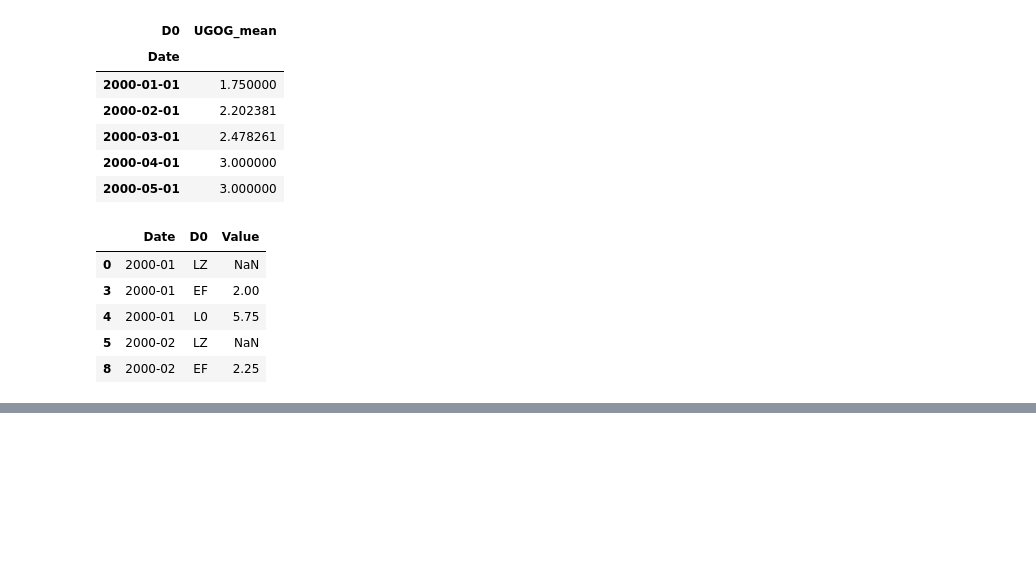
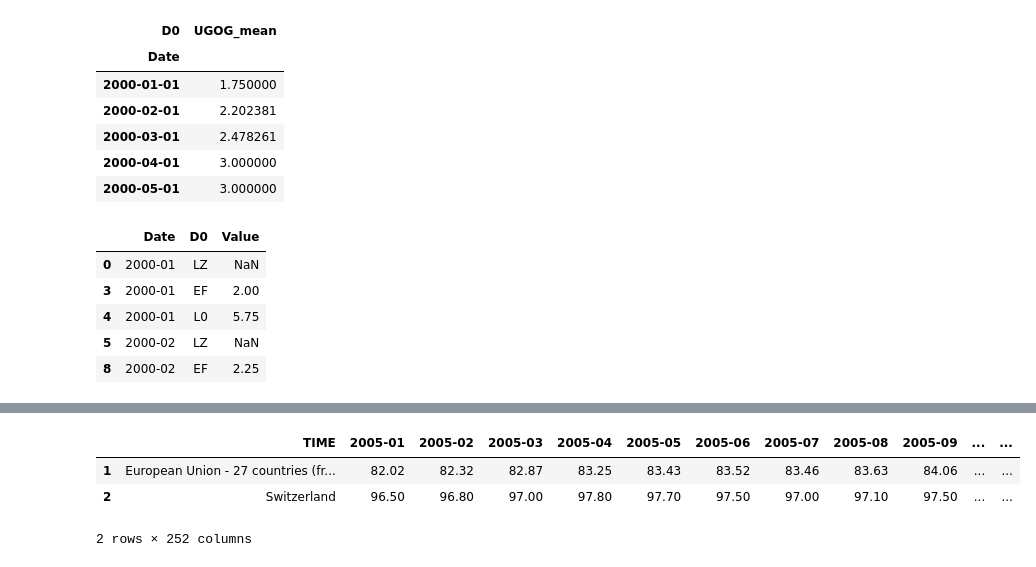
Before and after one commit to NathaFerrari/dataviz_project, a Jupyter notebook: assets/dataviz/scripts/MergeSwitzerlandEconomicsIndex.ipynb, the cells around one changed output, grey strips where cells are left out. Drawn from its saved outputs; the diff is of its cells as text; code cells hidden in the pictures; blank space fills up the shorter version.

```diff
--- a/assets/dataviz/scripts/MergeSwitzerlandEconomicsIndex.ipynb
+++ b/assets/dataviz/scripts/MergeSwitzerlandEconomicsIndex.ipynb
@@ -216,0 +226,17 @@ out.head()
+# %%
+#elimina ultime 2 righe
+df_ipc_eu = df_ipc_eu.iloc[:-3, :]
+#elimina prima riga
+df_ipc_eu = df_ipc_eu.iloc[1:, :]
+#eilimina colonne unnamed
+df_ipc_eu = df_ipc_eu.drop(columns=df_ipc_eu.columns[ df_ipc_eu.columns.str.contains('Unnamed') ])
+#elimina colonne da 1996-01 a 2004-12
+df_ipc_eu = df_ipc_eu.drop(columns=df_ipc_eu.columns[ df_ipc_eu.columns.str.slice(0,7).isin(
+    [f"{year}-{month:02d}" for year in range(1996, 2005) for month in range(1, 13)]
+)])
+df_ipc_eu.head()
+# %% [output]
+|  | TIME | 2005-01 | 2005-02 | 2005-03 | 2005-04 | 2005-05 | 2005-06 | 2005-07 | 2005-08 | 2005-09 | ... | ... |
+| 1 | European Union - 27 countries (fr... | 82.02 | 82.32 | 82.87 | 83.25 | 83.43 | 83.52 | 83.46 | 83.63 | 84.06 | ... | ... |
+| 2 | Switzerland | 96.50 | 96.80 | 97.00 | 97.80 | 97.70 | 97.50 | 97.00 | 97.10 | 97.50 | ... | ... |
+2 rows × 252 columns
```
Also changed, not shown: parts of 10 cells of this notebook, 1 other file.
